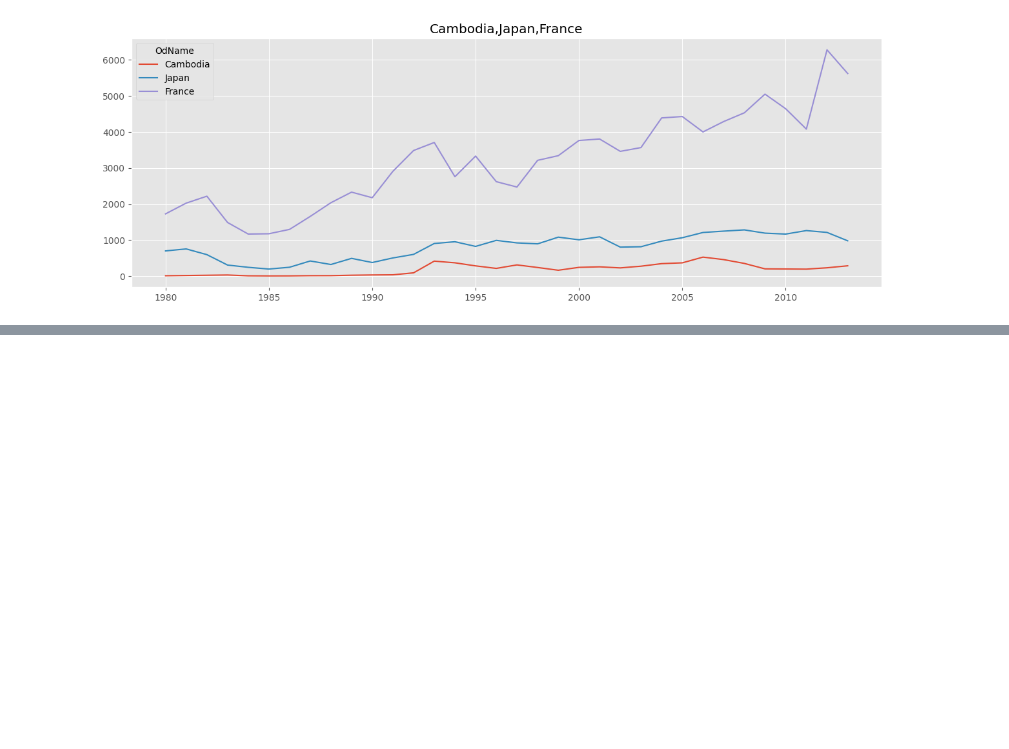
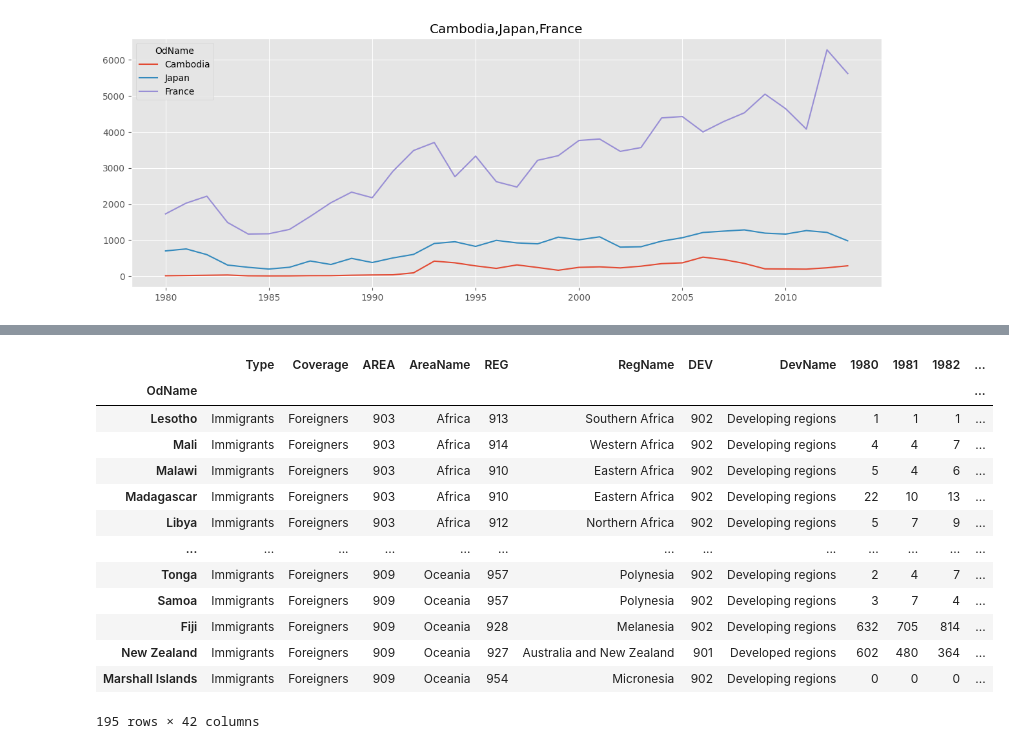
Before and after one commit to Akshansh002/Data-Science, a Jupyter notebook: analysis/analysis1.ipynb, the cells around one changed output, grey strips where cells are left out. Saved outputs shown, nothing was run; the diff lists cells and outputs as text; code cells hidden in the pictures; blank space fills up the shorter version.

```diff
--- a/analysis/analysis1.ipynb
+++ b/analysis/analysis1.ipynb
@@ -197,0 +221,17 @@ plt.savefig('comparing-3-countries.png')
+# %%
+canada
+# %% [output]
+|  | Type | Coverage | AREA | AreaName | REG | RegName | DEV | DevName | 1980 | 1981 | 1982 | ... |
+| OdName |  |  |  |  |  |  |  |  |  |  |  | ... |
+| Lesotho | Immigrants | Foreigners | 903 | Africa | 913 | Southern Africa | 902 | Developing regions | 1 | 1 | 1 | ... |
+| Mali | Immigrants | Foreigners | 903 | Africa | 914 | Western Africa | 902 | Developing regions | 4 | 4 | 7 | ... |
+| Malawi | Immigrants | Foreigners | 903 | Africa | 910 | Eastern Africa | 902 | Developing regions | 5 | 4 | 6 | ... |
+| Madagascar | Immigrants | Foreigners | 903 | Africa | 910 | Eastern Africa | 902 | Developing regions | 22 | 10 | 13 | ... |
+| Libya | Immigrants | Foreigners | 903 | Africa | 912 | Northern Africa | 902 | Developing regions | 5 | 7 | 9 | ... |
+| ... | ... | ... | ... | ... | ... | ... | ... | ... | ... | ... | ... | ... |
+| Tonga | Immigrants | Foreigners | 909 | Oceania | 957 | Polynesia | 902 | Developing regions | 2 | 4 | 7 | ... |
+| Samoa | Immigrants | Foreigners | 909 | Oceania | 957 | Polynesia | 902 | Developing regions | 3 | 7 | 4 | ... |
+| Fiji | Immigrants | Foreigners | 909 | Oceania | 928 | Melanesia | 902 | Developing regions | 632 | 705 | 814 | ... |
+| New Zealand | Immigrants | Foreigners | 909 | Oceania | 927 | Australia and New Zealand | 901 | Developed regions | 602 | 480 | 364 | ... |
+| Marshall Islands | Immigrants | Foreigners | 909 | Oceania | 954 | Micronesia | 902 | Developing regions | 0 | 0 | 0 | ... |
+195 rows × 42 columns
```
Also changed, not shown: parts of 22 cells of this notebook.
